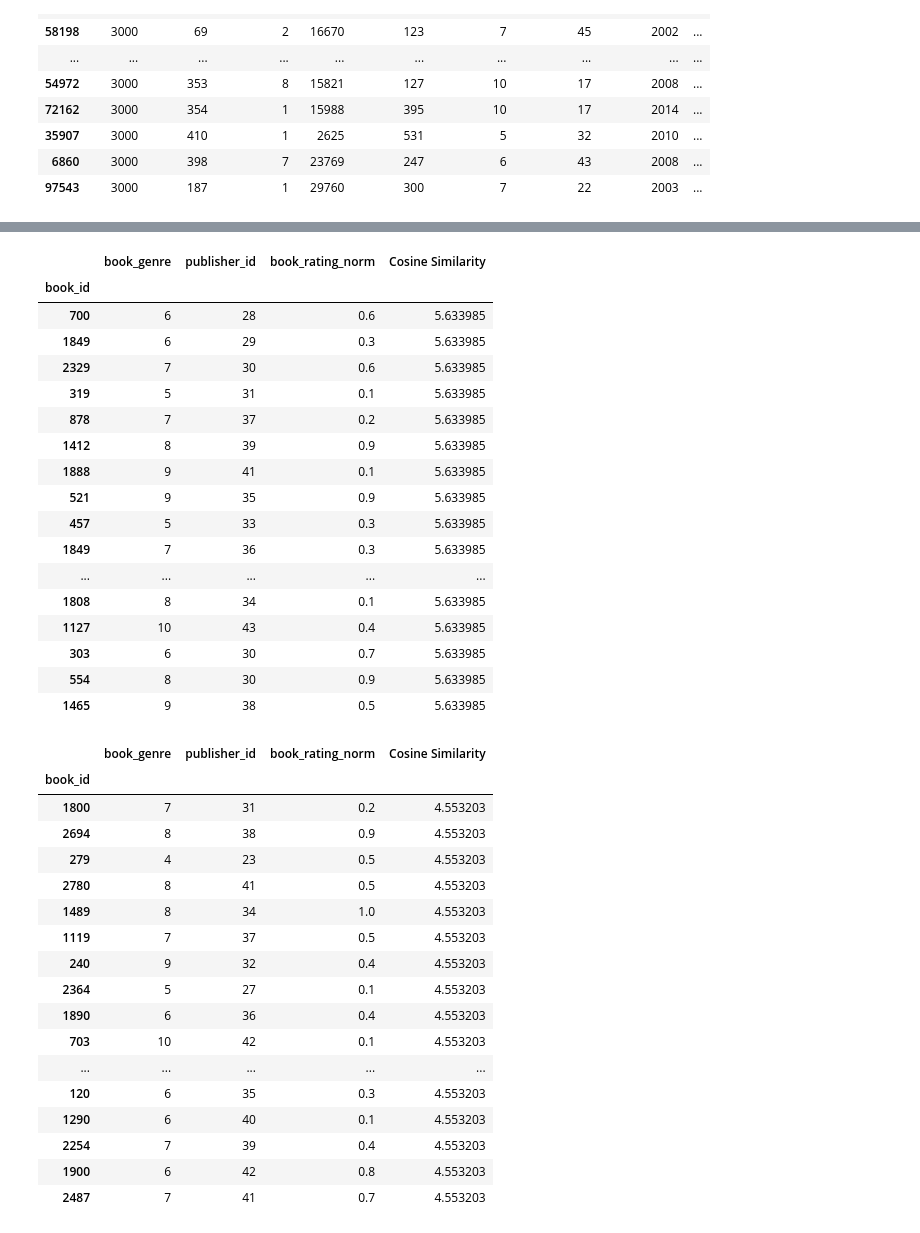
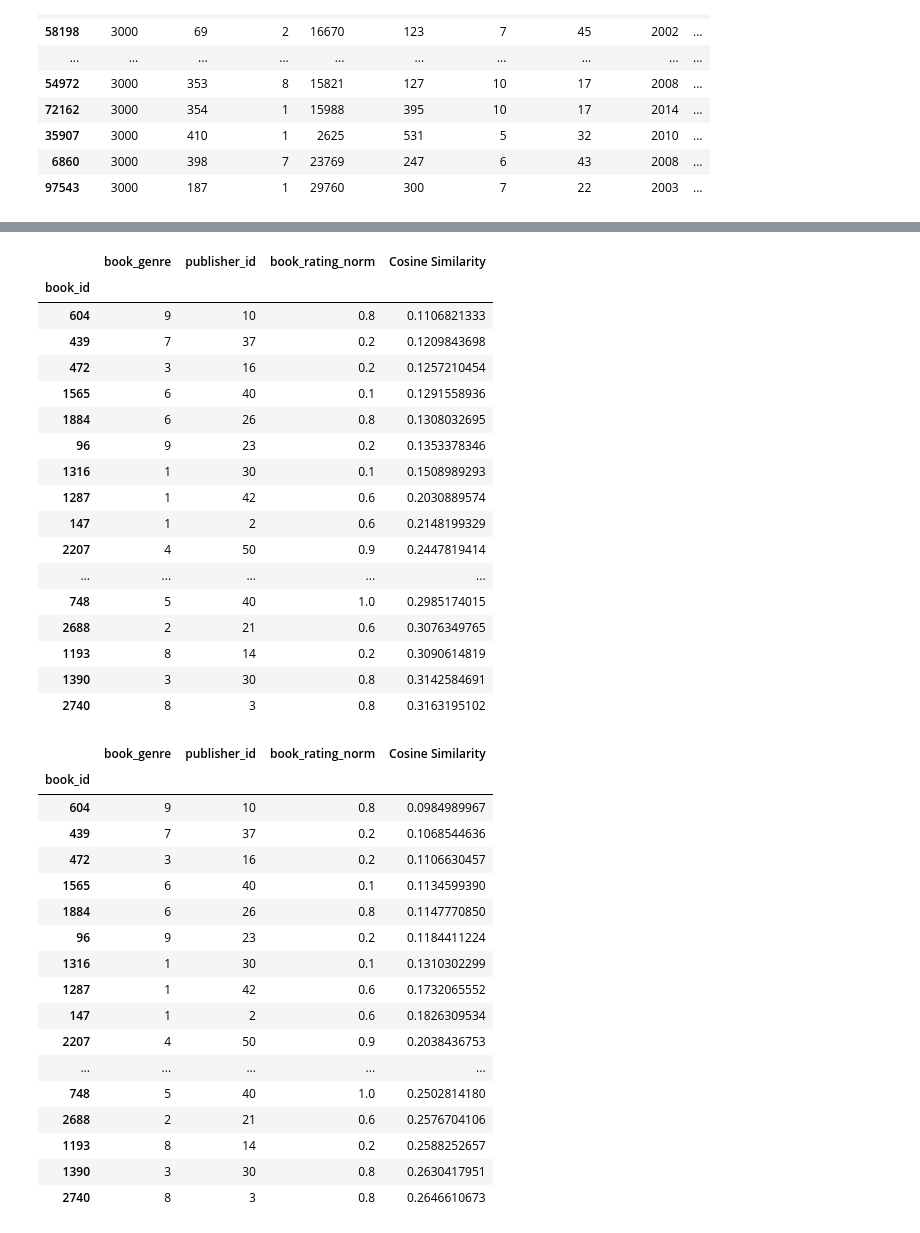
Before and after one commit to patrick-stephens-git/recommender-systems, a Jupyter notebook: content-based-filtering-recommender-system-(one-hot-encoding)/content-based-filtering-recommender-system-(one-hot-encoding).ipynb, the cells around one changed output, grey strips where cells are left out. Drawn from its saved outputs; the diff is of its cells as text; code cells hidden in the pictures.

```diff
--- a/content-based-filtering-recommender-system-(one-hot-encoding)/content-based-filtering-recommender-system-(one-hot-encoding).ipynb
+++ b/content-based-filtering-recommender-system-(one-hot-encoding)/content-based-filtering-recommender-system-(one-hot-encoding).ipynb
@@ -8,3 +8,4 @@ from numpy.linalg import norm
 pd.set_option('display.max_rows', None)
 pd.set_option('display.max_columns', None)
 pd.set_option('display.max_colwidth', None)
+pd.set_option('display.precision', 10)
@@ -24,13 +30,13 @@ def one_hot_encoding_column(df, column):
     return df
 
 def cosine_sim(v1,v2):
-    cosine_similarity = sum(dot(v1,v2)/(norm(v1)*norm(v2)))
+    cosine_similarity = sum((dot(v1,v2)/(norm(v1)*norm(v2))))
+    # print(cosine_similarity)
     return cosine_similarity
 
 def recommend(df, book_id, number_of_recommendations):
-    inputVec = df.loc[book_id].values
-    df['Cosine Similarity']= df.apply(lambda x: cosine_sim(inputVec, x.values), axis=1)
-    df = df.nlargest(columns='Cosine Similarity', n=number_of_recommendations) # returns top n user specified books
+    vector = df.loc[book_id].values
+    df['Cosine Similarity'] = df.apply(lambda x: cosine_sim(vector, x.values), axis=1)
     return df
 # %%
 ## Import Dataset
@@ -106,52 +112,52 @@ book_id = 1318
 number_of_recommendations = 20
 recommendation_df = recommend(df, book_id, number_of_recommendations)
 recommendation_df = recommendation_df[['book_genre','publisher_id','book_rating_norm','Cosine Similarity']]
-recommendation_df # As the cosine similarity measurement gets closer to 1, then the angle between the two vectors A and B is smaller
+recommendation_df.sort_values(['Cosine Similarity'], ascending=True).head(number_of_recommendations) # As the cosine similarity measurement gets closer to 1, then the angle between the two vectors A and B is smaller
 # %% [output]
 |  | book_genre | publisher_id | book_rating_norm | Cosine Similarity |
 | book_id |  |  |  |  |
-| 700 | 6 | 28 | 0.6 | 5.633985 |
-| 1849 | 6 | 29 | 0.3 | 5.633985 |
-| 2329 | 7 | 30 | 0.6 | 5.633985 |
-| 319 | 5 | 31 | 0.1 | 5.633985 |
-| 878 | 7 | 37 | 0.2 | 5.633985 |
-| 1412 | 8 | 39 | 0.9 | 5.633985 |
-| 1888 | 9 | 41 | 0.1 | 5.633985 |
-| 521 | 9 | 35 | 0.9 | 5.633985 |
-| 457 | 5 | 33 | 0.3 | 5.633985 |
-| 1849 | 7 | 36 | 0.3 | 5.633985 |
+| 604 | 9 | 10 | 0.8 | 0.1106821333 |
+| 439 | 7 | 37 | 0.2 | 0.1209843698 |
+| 472 | 3 | 16 | 0.2 | 0.1257210454 |
+| 1565 | 6 | 40 | 0.1 | 0.1291558936 |
+| 1884 | 6 | 26 | 0.8 | 0.1308032695 |
+| 96 | 9 | 23 | 0.2 | 0.1353378346 |
+| 1316 | 1 | 30 | 0.1 | 0.1508989293 |
+| 1287 | 1 | 42 | 0.6 | 0.2030889574 |
+| 147 | 1 | 2 | 0.6 | 0.2148199329 |
+| 2207 | 4 | 50 | 0.9 | 0.2447819414 |
 | ... | ... | ... | ... | ... |
-| 1808 | 8 | 34 | 0.1 | 5.633985 |
-| 1127 | 10 | 43 | 0.4 | 5.633985 |
-| 303 | 6 | 30 | 0.7 | 5.633985 |
-| 554 | 8 | 30 | 0.9 | 5.633985 |
-| 1465 | 9 | 38 | 0.5 | 5.633985 |
+| 748 | 5 | 40 | 1.0 | 0.2985174015 |
+| 2688 | 2 | 21 | 0.6 | 0.3076349765 |
+| 1193 | 8 | 14 | 0.2 | 0.3090614819 |
+| 1390 | 3 | 30 | 0.8 | 0.3142584691 |
+| 2740 | 8 | 3 | 0.8 | 0.3163195102 |
 # %%
 # ran on a sample as an example
 book_id = 700
 number_of_recommendations = 20
 recommendation_df = recommend(df, book_id, number_of_recommendations)
 recommendation_df = recommendation_df[['book_genre','publisher_id','book_rating_norm','Cosine Similarity']]
-recommendation_df # As the cosine similarity measurement gets closer to 1, then the angle between the two vectors A and B is smaller
+recommendation_df.sort_values(['Cosine Similarity'], ascending=True).head(number_of_recommendations) # As the cosine similarity measurement gets closer to 1, then the angle between the two vectors A and B is smaller
 # %% [output]
 |  | book_genre | publisher_id | book_rating_norm | Cosine Similarity |
 | book_id |  |  |  |  |
-| 1800 | 7 | 31 | 0.2 | 4.553203 |
-| 2694 | 8 | 38 | 0.9 | 4.553203 |
-| 279 | 4 | 23 | 0.5 | 4.553203 |
-| 2780 | 8 | 41 | 0.5 | 4.553203 |
-| 1489 | 8 | 34 | 1.0 | 4.553203 |
-| 1119 | 7 | 37 | 0.5 | 4.553203 |
-| 240 | 9 | 32 | 0.4 | 4.553203 |
-| 2364 | 5 | 27 | 0.1 | 4.553203 |
-| 1890 | 6 | 36 | 0.4 | 4.553203 |
-| 703 | 10 | 42 | 0.1 | 4.553203 |
+| 604 | 9 | 10 | 0.8 | 0.0984989967 |
+| 439 | 7 | 37 | 0.2 | 0.1068544636 |
+| 472 | 3 | 16 | 0.2 | 0.1106630457 |
+| 1565 | 6 | 40 | 0.1 | 0.1134599390 |
+| 1884 | 6 | 26 | 0.8 | 0.1147770850 |
+| 96 | 9 | 23 | 0.2 | 0.1184411224 |
+| 1316 | 1 | 30 | 0.1 | 0.1310302299 |
+| 1287 | 1 | 42 | 0.6 | 0.1732065552 |
+| 147 | 1 | 2 | 0.6 | 0.1826309534 |
+| 2207 | 4 | 50 | 0.9 | 0.2038436753 |
 | ... | ... | ... | ... | ... |
-| 120 | 6 | 35 | 0.3 | 4.553203 |
-| 1290 | 6 | 40 | 0.1 | 4.553203 |
-| 2254 | 7 | 39 | 0.4 | 4.553203 |
-| 1900 | 6 | 42 | 0.8 | 4.553203 |
-| 2487 | 7 | 41 | 0.7 | 4.553203 |
+| 748 | 5 | 40 | 1.0 | 0.2502814180 |
+| 2688 | 2 | 21 | 0.6 | 0.2576704106 |
+| 1193 | 8 | 14 | 0.2 | 0.2588252657 |
+| 1390 | 3 | 30 | 0.8 | 0.2630417951 |
+| 2740 | 8 | 3 | 0.8 | 0.2646610673 |
 # %%
 # ran on a sample as an example
 book_id = 302
```
Also changed, not shown: parts of 4 cells of this notebook.
